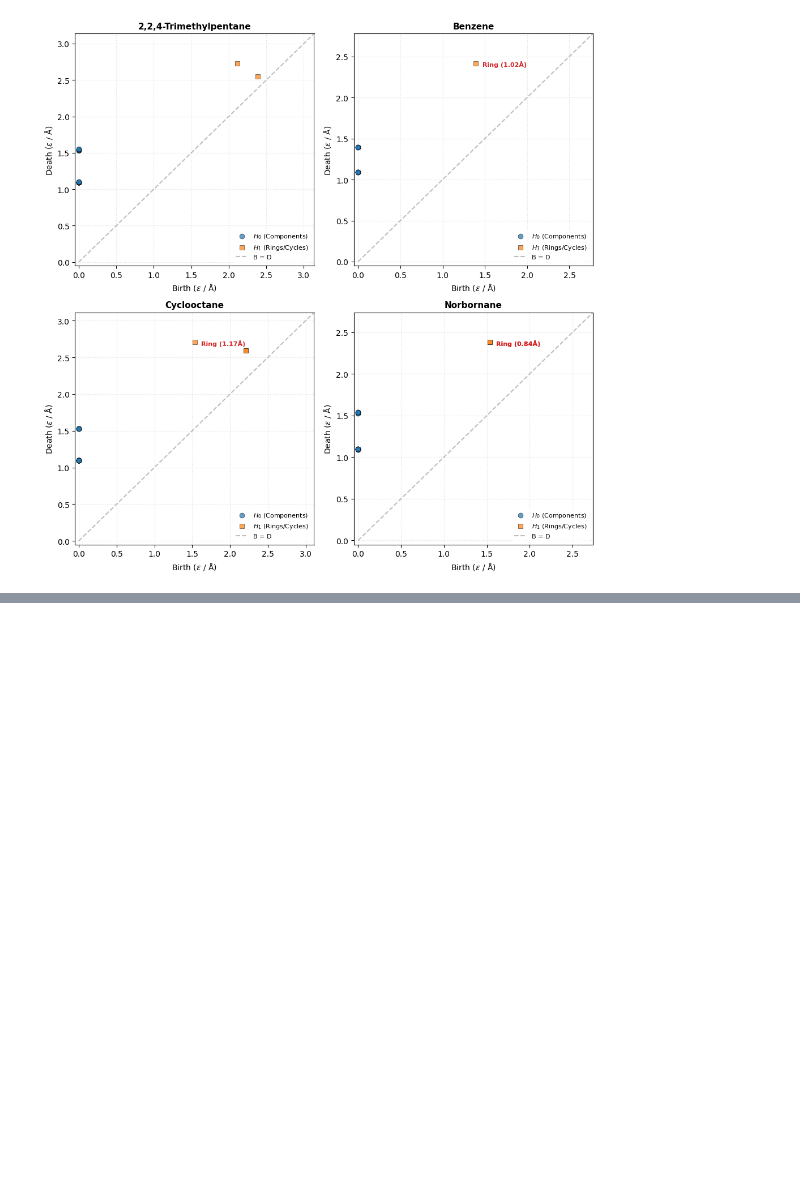
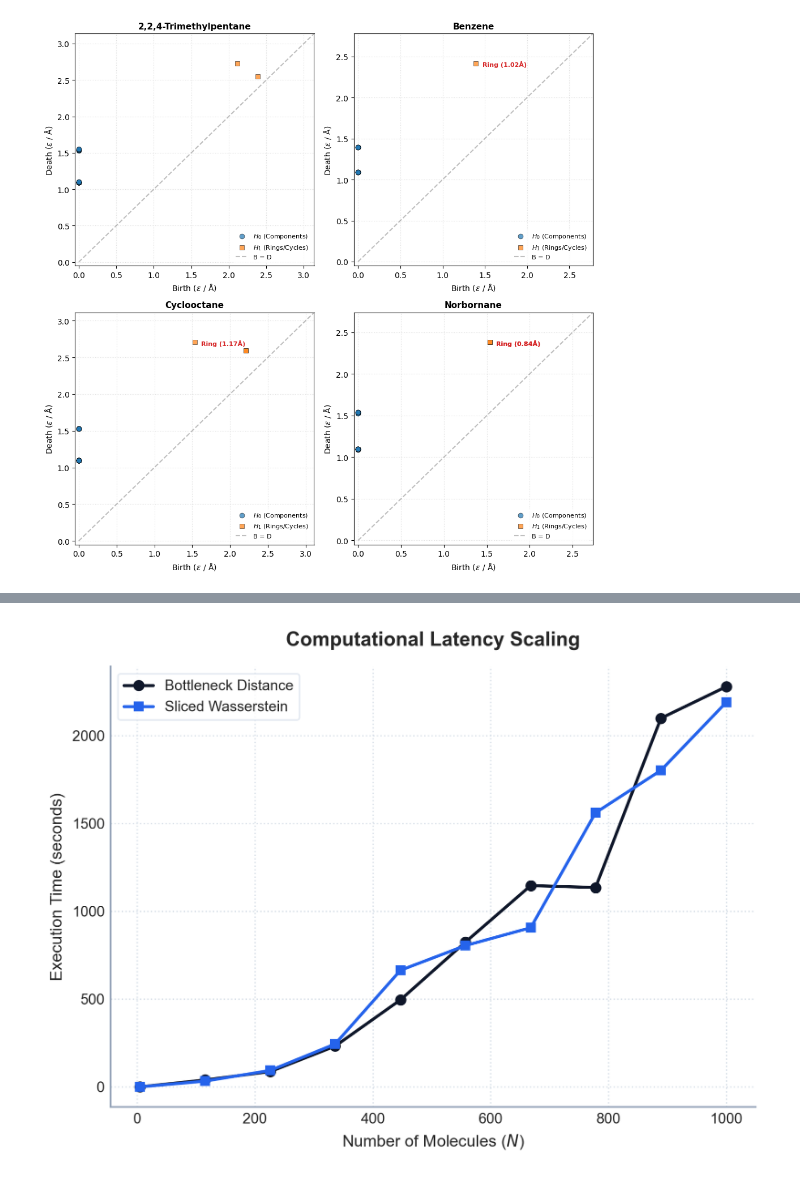
Before and after one commit to karlfindhansen/Non-Euclidean-Distances-in-Molecular-Representation, a Jupyter notebook: notebooks/QM9/experiments/non_euclidean/persistent_homology/persitent_homo.ipynb, the cells around one changed output, grey strips where cells are left out. Drawn from its saved outputs; the diff is of its cells as text; code cells hidden in the pictures; blank space fills up the shorter version.

```diff
--- a/notebooks/QM9/experiments/non_euclidean/persistent_homology/persitent_homo.ipynb
+++ b/notebooks/QM9/experiments/non_euclidean/persistent_homology/persitent_homo.ipynb
@@ -206,0 +382,57 @@ Molecule: Norbornane
+# %%
+import matplotlib.pyplot as plt
+
+# Establish a pristine, publication-ready academic plotting environment
+plt.style.use("seaborn-v0_8-whitegrid")
+fig, ax = plt.subplots(figsize=(6, 4.5), dpi=300)
+
+# High-contrast, clean academic color palette
+color_bn = "#0f172a"  # Deep slate black for a sharp primary reference line
+color_sw = "#2563eb"  # Cobalt blue for a clear secondary comparison line
+
+# Plot the Computational Latency Scaling data
+ax.plot(
+    df_bottleneck["n_molecules"],
+    df_bottleneck["time_seconds"],
+    label="Bottleneck Distance",
+    marker="o",
+    markersize=5.5,
+    linewidth=1.75,
+    color=color_bn,
+    zorder=3
+)
+ax.plot(
+    df_wasserstein["n_molecules"],
+    df_wasserstein["time_seconds"],
+    label="Sliced Wasserstein",
+    marker="s",
+    markersize=5,
+    linewidth=1.75,
+    color=color_sw,
+    zorder=3
+)
+
+# Text and formatting configurations
+ax.set_title("Computational Latency Scaling", fontsize=11.5, fontweight="bold", pad=12)
+ax.set_xlabel("Number of Molecules ($N$)", fontsize=9.5, fontweight="medium")
+ax.set_ylabel("Execution Time (seconds)", fontsize=9.5, fontweight="medium")
+ax.tick_params(labelsize=8.5)
+
+# Subtle, clean grid construction
+ax.grid(True, linestyle=":", color="#cbd5e1", alpha=0.7)
+
+# Strip top/right visual clutter while preserving structural bounds
+ax.spines["top"].set_visible(False)
+ax.spines["right"].set_visible(False)
+ax.spines["left"].set_color("#94a3b8")
+ax.spines["bottom"].set_color("#94a3b8")
+
+# Polish legend borders and placement
+ax.legend(frameon=True, facecolor="white", edgecolor="#e2e8f0", fontsize=8.5, loc="upper left")
+
+# Final layout constraints for direct LaTeX integration
+plt.tight_layout()
+# plt.savefig("persistence_homology_time_benchmark.png", dpi=300, bbox_inches="tight")
+plt.show()
+# %% [output]
+[figure, added]
```
Also changed, not shown: parts of 4 cells of this notebook, 11 other files.
